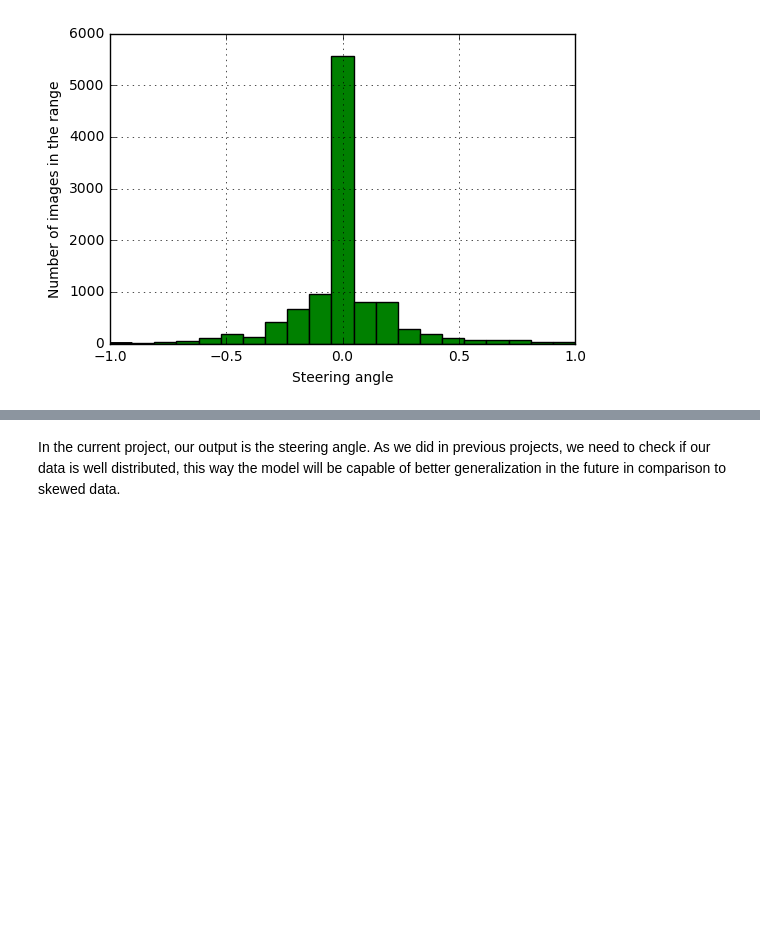
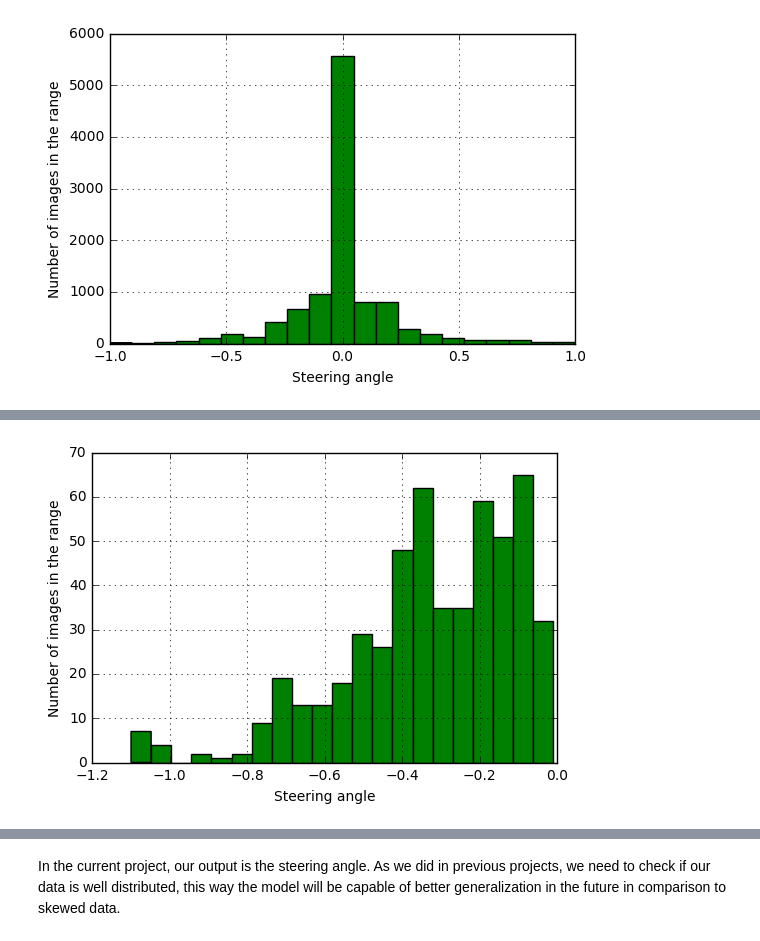
Before and after one commit to yhoazk/CarND-Behavioral-Cloning-P3, a Jupyter notebook: ExploreAndPreprocessData.ipynb, the cells around one changed output, grey strips where cells are left out. Saved outputs shown, nothing was run; the diff lists cells and outputs as text; code cells hidden in the pictures; blank space fills up the shorter version.

```diff
--- a/ExploreAndPreprocessData.ipynb
+++ b/ExploreAndPreprocessData.ipynb
@@ -233,0 +231,9 @@ n_rgt, bins_rgt = analyze_dataset(y_rgt)
+# %%
+X_lft,y_lft = get_dataset(LEFT_REC_IMG, LEFT_REC_CSV )
+# Make all the samples more to the right
+for n,y in enumerate(y_lft):
+    y_lft[n] = (-1.*abs(y)) + (random.randint(1, 10) / -100)
+
+n_lft, bins_lft = analyze_dataset(y_lft)
+# %% [output]
+[figure, added]
```
Also changed, not shown: parts of 17 cells of this notebook, 3 other files.
